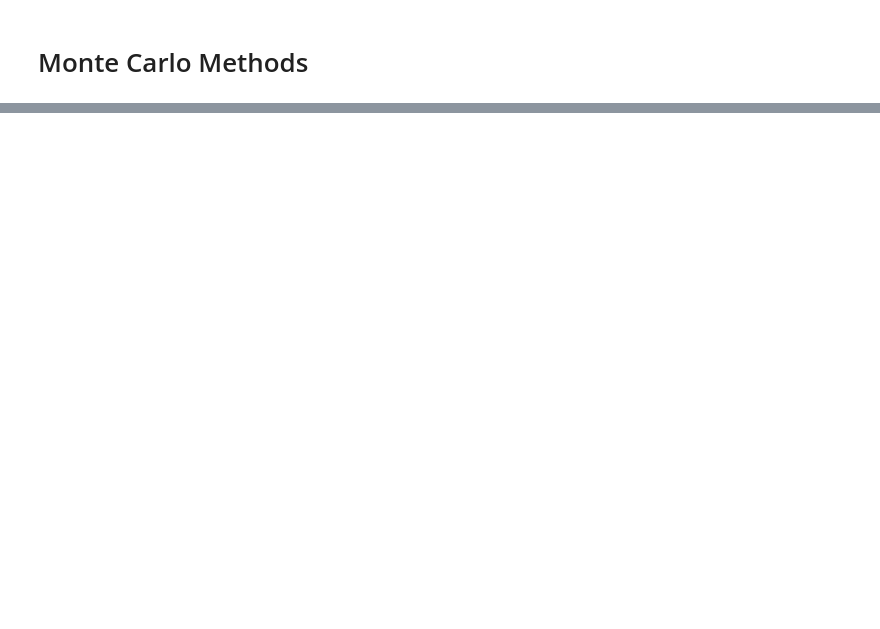
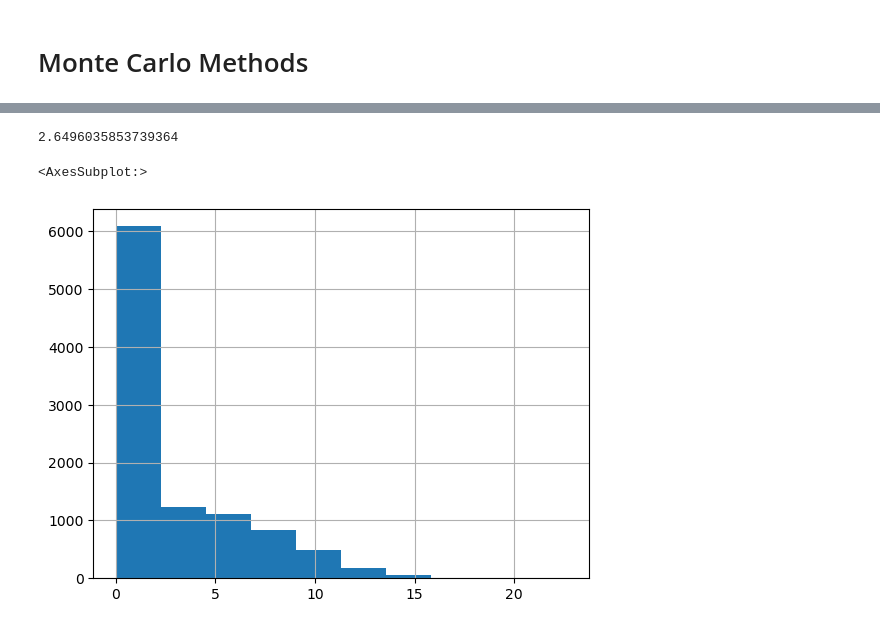
Before and after one commit to AvaM1/Math134_Notes, a Jupyter notebook: 134C Week 9.ipynb, the cells around one changed output, grey strips where cells are left out. Drawn from its saved outputs; the diff is of its cells as text; code cells hidden in the pictures; blank space fills up the shorter version.

```diff
--- a/134C Week 9.ipynb
+++ b/134C Week 9.ipynb
@@ -205,0 +236,36 @@ black_scholes_put(41.75, 55, 1, 0.0535, 0.34, 0)
+# %%
+import matplotlib.pyplot as plt
+import pandas as pd
+
+def stock_price_simulation(T, N, r, delta, sigma, S0):
+    dt = float(T) / N
+    t = np.linspace(0, T, N+1)
+    S = np.zeros(N+1)
+    S[0] = S0
+    for i in range(1, N+1):
+        Z = np.random.normal(0, 1)
+        S[i] = S[i-1] * np.exp((r - delta - 0.5 * sigma**2) * dt + sigma * np.sqrt(dt) * Z)
+    return t, S
+
+T = 1
+N = 365
+r = 0.0535
+delta = 0
+sigma = 0.34
+S0 = 41.75
+
+number_of_trials = 10000
+
+price = []
+for i in range(number_of_trials):
+    t, S = stock_price_simulation(T, N, r, delta, sigma, S0)
+    price.append(max(0, np.mean(S) - S[-1]) * np.exp(-0.0535))
+
+price_data = pd.Series(price)
+
+print(price_data.mean())
+price_data.hist()
+# %% [output]
+2.6496035853739364
+<AxesSubplot:>
+[figure, added]
```
Also changed, not shown: parts of 8 cells of this notebook.
